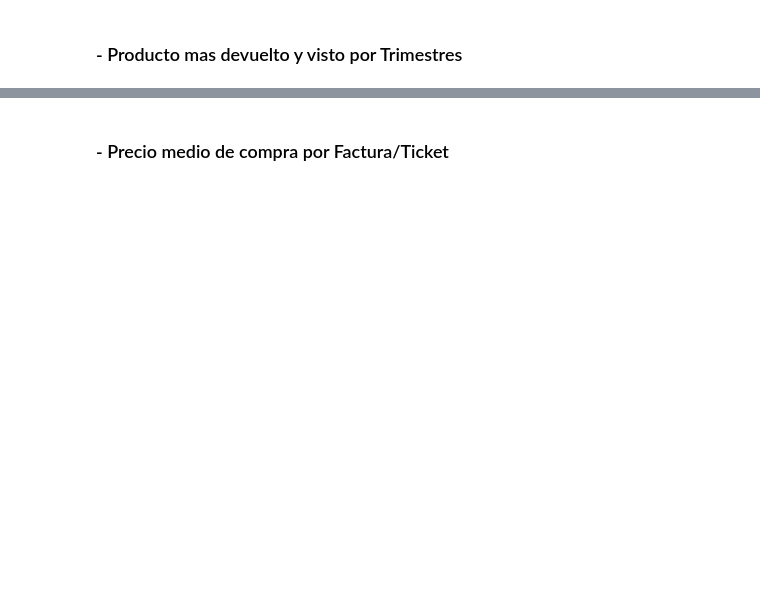
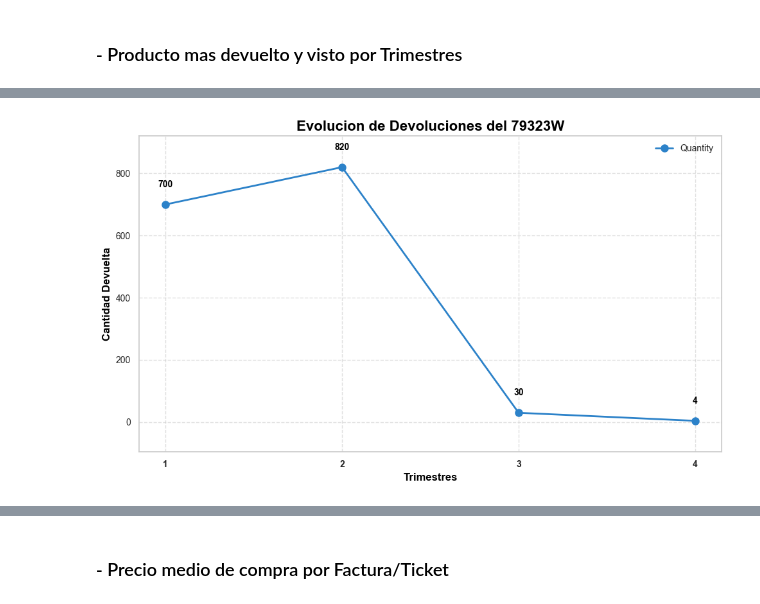
Before and after one commit to antonio-herrera-gb/EDA_Tienda_Online, a Jupyter notebook: src/notebooks/notebook_eda_v3_analisis.ipynb, the cells around one changed output, grey strips where cells are left out. Saved outputs shown, nothing was run; the diff lists cells and outputs as text; code cells hidden in the pictures; blank space fills up the shorter version.

```diff
--- a/src/notebooks/notebook_eda_v3_analisis.ipynb
+++ b/src/notebooks/notebook_eda_v3_analisis.ipynb
@@ -425,0 +446,7 @@ plt.show()
+# %%
+stockcode_objetivo_devoluciones = "79323W"
+
+df_stockcode_devoluciones = df_analisis[df_analisis.StockCode == stockcode_objetivo_devoluciones]
+
+evolucion_stockcode_devoluciones = df_stockcode_devoluciones.groupby("Trimestres")["Quantity"].sum().reset_index()
+evolucion_stockcode_devoluciones
@@ -425,0 +459,4 @@ plt.show()
+# %%
+graficar_evolucion(evolucion_stockcode_devoluciones, x_col="Trimestres", y_col="Quantity", titulo="Evolucion de Devoluciones del 79323W",xlabel="Trimestres", ylabel="Cantidad Devuelta")
+# %% [output]
+[figure, added]
```
Also changed, not shown: parts of 14 cells of this notebook.
